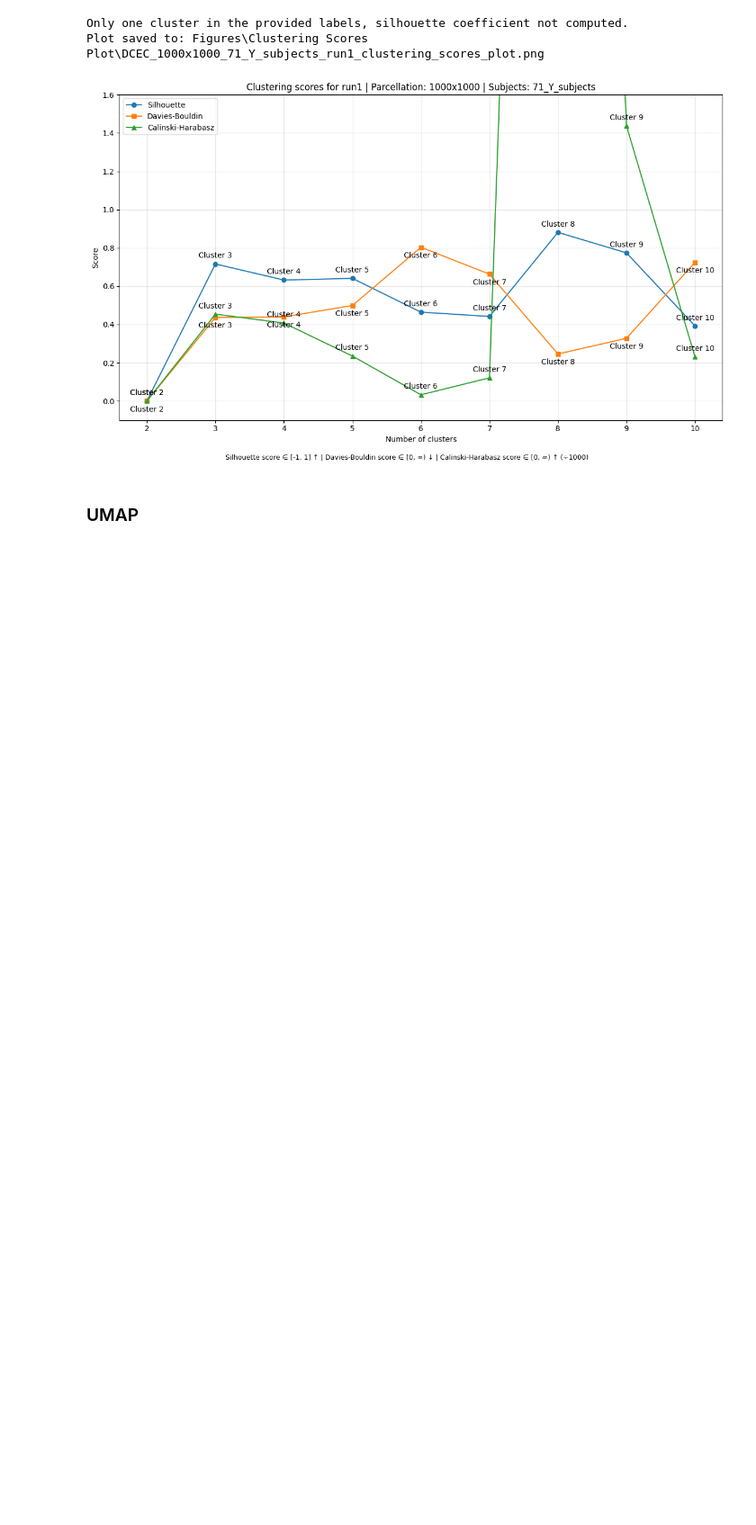
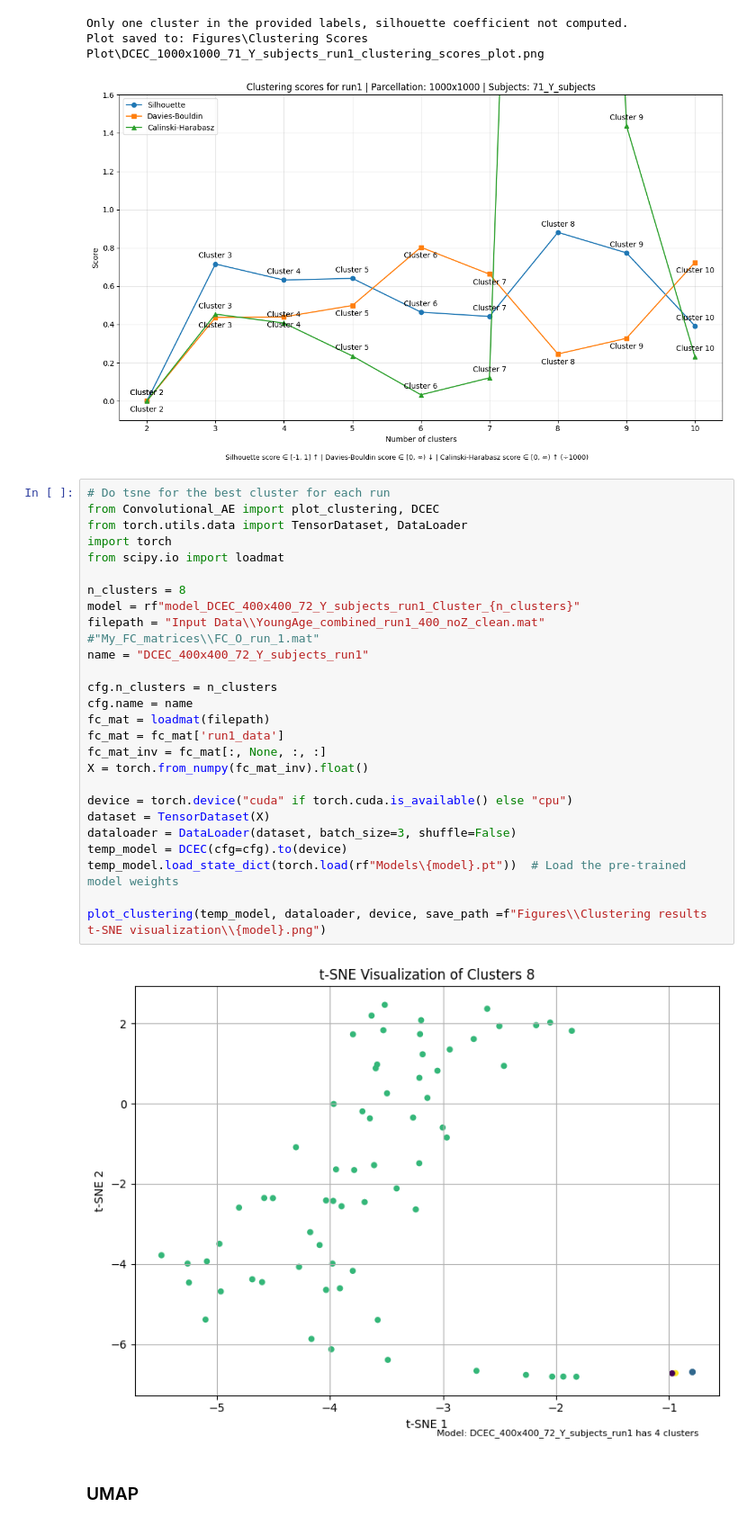
Before and after one commit to Oddrne/Master-Thesis-Autoencoder-and-UMAP-clustering-on-functional-connectivity, a Jupyter notebook: main.ipynb, the cells around one changed output. Shown at 90% size. Saved outputs shown, nothing was run; the diff lists cells and outputs as text; blank space fills up the shorter version.

Commit message:
Created some new tsne visualizations

```diff
--- a/main.ipynb
+++ b/main.ipynb
@@ -527,6 +527,34 @@ results = plot_clustering_scores_sorted(models_dir=clustering_dir, model_prefix=
 Only one cluster in the provided labels, silhouette coefficient not computed.
 Plot saved to: Figures\Clustering Scores Plot\DCEC_1000x1000_71_Y_subjects_run1_clustering_scores_plot.png
 [figure]
+# %%
+# Do tsne for the best cluster for each run
+from Convolutional_AE import plot_clustering, DCEC
+from torch.utils.data import TensorDataset, DataLoader
+import torch
+from scipy.io import loadmat
+
+n_clusters = 8
+model = rf"model_DCEC_400x400_72_Y_subjects_run1_Cluster_{n_clusters}"
+filepath = "Input Data\\YoungAge_combined_run1_400_noZ_clean.mat" #"My_FC_matrices\\FC_O_run_1.mat"
+name = "DCEC_400x400_72_Y_subjects_run1"
+
+cfg.n_clusters = n_clusters
+cfg.name = name
+fc_mat = loadmat(filepath)
+fc_mat = fc_mat['run1_data']
+fc_mat_inv = fc_mat[:, None, :, :]
+X = torch.from_numpy(fc_mat_inv).float()
+
+device = torch.device("cuda" if torch.cuda.is_available() else "cpu")
+dataset = TensorDataset(X)
+dataloader = DataLoader(dataset, batch_size=3, shuffle=False)
+temp_model = DCEC(cfg=cfg).to(device)
+temp_model.load_state_dict(torch.load(rf"Models\{model}.pt"))  # Load the pre-trained model weights
+
+plot_clustering(temp_model, dataloader, device, save_path =f"Figures\\Clustering results t-SNE visualization\\{model}.png")
+# %% [output]
+[figure, added]
 # %% [markdown]
 ### UMAP
 # %%
```
Also changed, not shown: 15 other files.
